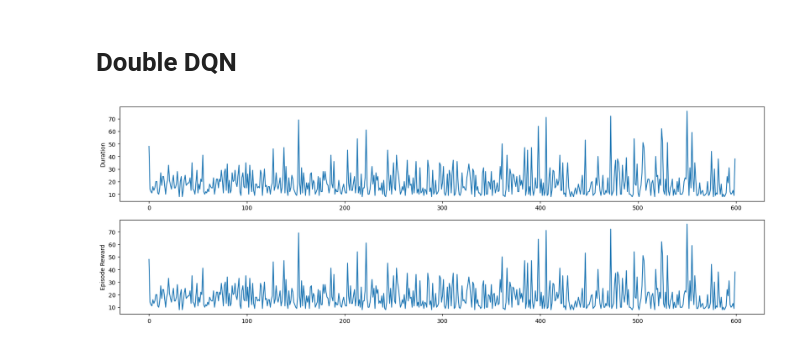
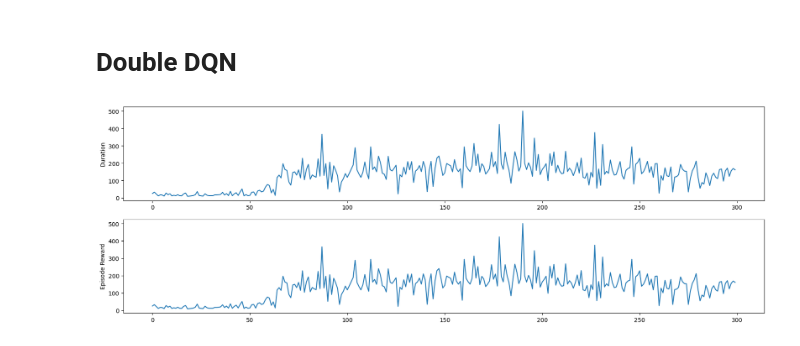
Before and after one commit to ritikjain51/open-AI-GYM, a Jupyter notebook: CartPoleV1-DQN.ipynb, the cells around one changed output. Saved outputs shown, nothing was run; the diff lists cells and outputs as text; code cells hidden in the pictures.

```diff
--- a/CartPoleV1-DQN.ipynb
+++ b/CartPoleV1-DQN.ipynb
@@ -223,7 +223,6 @@ class DoubleQNAgent(GenericAgent):
         self.steps_done = 0
         self.discount_rate = GAMMA
         self.optimizer = optim.AdamW(self.dqn.parameters(), amsgrad=True)
-        self.TAU = 0.005
 
     def get_action(self, observation):
 
@@ -266,7 +265,7 @@ class DoubleQNAgent(GenericAgent):
             target_state_batch[non_final_mask] = self.target_net(non_final_next_states).max(1)[0]
 
         # target_state_with_done = (1 - torch.tensor(batches.terminate, dtype=torch.int)).view(-1, 1) * target_state_batch
-        expected_state_action_values = (target_state_batch * self.discount_rate) + rewards
+        expected_state_action_values = ((target_state_batch.view(-1, 1) * self.discount_rate) + rewards)
 
         # Define Criteria
         criteria = nn.SmoothL1Loss()
@@ -287,6 +286,8 @@ agent = DoubleQNAgent(env)
 history = defaultdict(list)
 # %%
 N_EPOCHS = 300
+BATCH_SIZE=32
+TAU = 0.05
 # %%
 for epoch in range(N_EPOCHS):
 
@@ -297,35 +298,32 @@ for epoch in range(N_EPOCHS):
     while not done:
 
         action = agent.get_action(state)
-
-
-
         next_state, reward, terminate, trunc, info = env.step(action.item())
 
         count += 1
         total_reward += reward
 
         done = terminate or trunc
         next_state = None if terminate else torch.tensor(next_state)
         reward = torch.tensor(reward, dtype=torch.float32)
 
         memory.push(state, action, next_state, reward, terminate)
         state = next_state
 
         # Training the model
         agent.train_model()
 
     # updating weights for target net using TAU after every episode
     target_net_state_dict = agent.target_net.state_dict()
     dqn_net_state_dict = agent.dqn.state_dict()
     for key, value in target_net_state_dict.items():
-        target_net_state_dict[key] = agent.TAU * dqn_net_state_dict[key] + (1 - agent.TAU) * value
+        target_net_state_dict[key] = TAU * dqn_net_state_dict[key] + (1 - TAU) * value
 
     agent.target_net.load_state_dict(target_net_state_dict)
 
 
     history["episode_duration"].append(count)
     history["rewards"].append(total_reward)
     plot_data(history["episode_duration"], history["rewards"])
 # %% [output]
-[figure, old version]
+[figure, new version]
```
Also changed, not shown: parts of 1 cell of this notebook, 3 other files.
